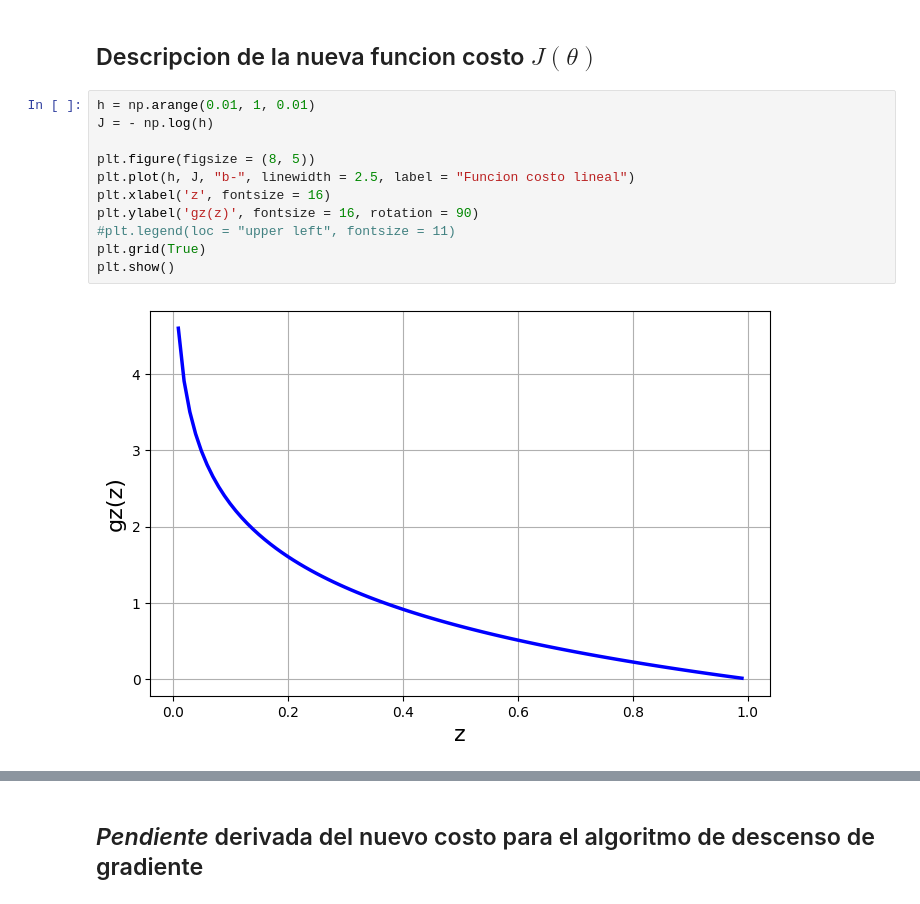
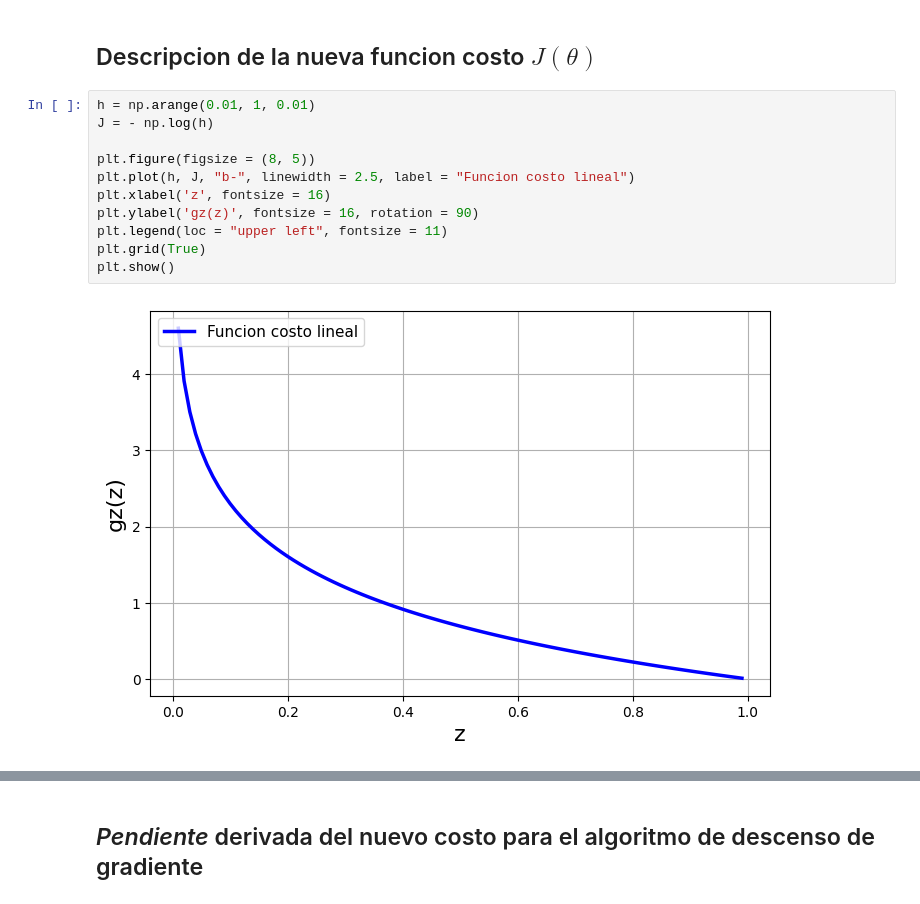
Before and after one commit to jorgeflorestn/MachineLearning_Notebooks, a Jupyter notebook: 02_Regresion_Logistica/10_Sigmoid_Cost_Functions.ipynb, the cells around one changed output, grey strips where cells are left out. Drawn from its saved outputs; the diff is of its cells as text.

```diff
--- a/02_Regresion_Logistica/10_Sigmoid_Cost_Functions.ipynb
+++ b/02_Regresion_Logistica/10_Sigmoid_Cost_Functions.ipynb
@@ -64,16 +64,16 @@ plt.show()
 # %%
 h = np.arange(0.01, 1, 0.01)
 J = - np.log(h)
 
 plt.figure(figsize = (8, 5))
 plt.plot(h, J, "b-", linewidth = 2.5, label = "Funcion costo lineal")
 plt.xlabel('z', fontsize = 16)
 plt.ylabel('gz(z)', fontsize = 16, rotation = 90)
-#plt.legend(loc = "upper left", fontsize = 11)
+plt.legend(loc = "upper left", fontsize = 11)
 plt.grid(True)
 plt.show()
 # %% [output]
-[figure, old version]
+[figure, new version]
 # %%
 h = np.arange(0.01, 1, 0.01)
 J = - np.log(1 - h)
```
Also changed, not shown: parts of 5 cells of this notebook, 5 other files.
